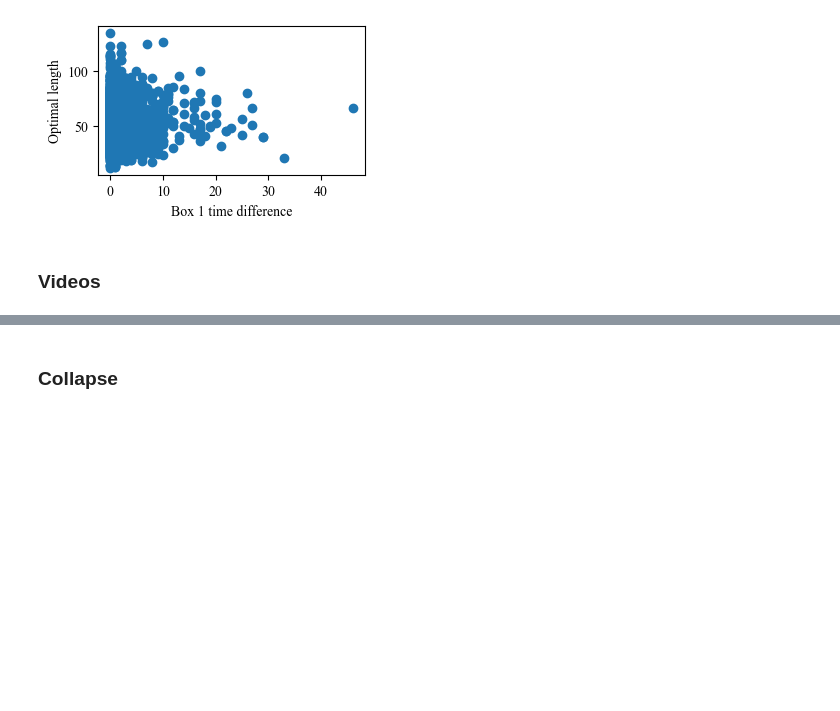
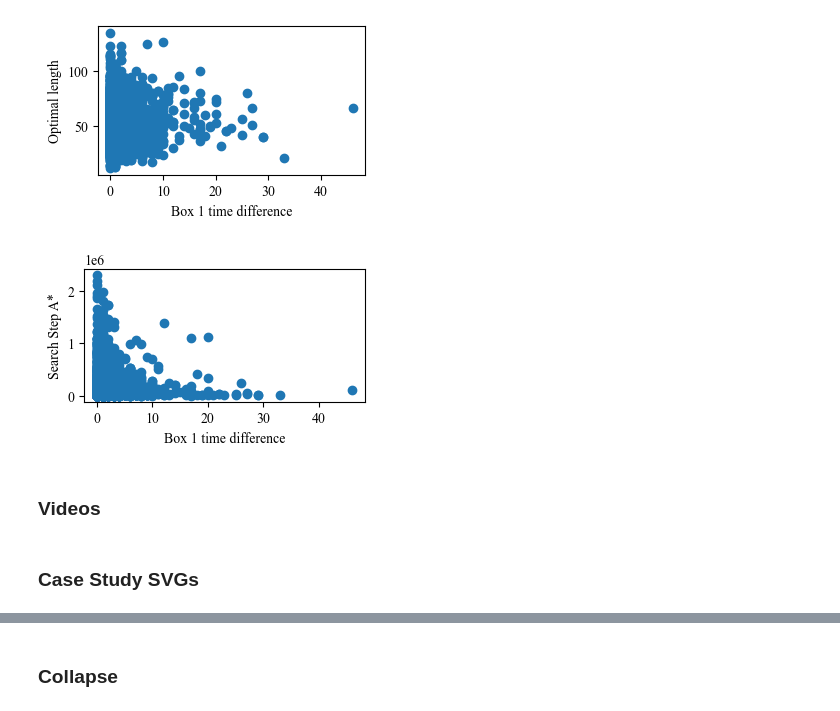
Before and after one commit to AlignmentResearch/train-learned-planner, a Jupyter notebook: cleanba/notebooks/behavioral_analysis.ipynb, the cells around one changed output, grey strips where cells are left out. Saved outputs shown, nothing was run; the diff lists cells and outputs as text; code cells hidden in the pictures; blank space fills up the shorter version.

```diff
--- a/cleanba/notebooks/behavioral_analysis.ipynb
+++ b/cleanba/notebooks/behavioral_analysis.ipynb
@@ -707,6 +704,16 @@ plt.savefig(plots_dir / f"box1_time_diff_vs_optimal_length_scatter.pdf", format=
 plt.show()
 # %% [output]
 [figure]
+# %%
+# %%script echo skipping
+# scatter plot of max cycles vs optimal length
+plt.scatter(natural_thinking_steps, all_search_steps)
+plt.xlabel("Box 1 time difference")
+plt.ylabel("Search Step A*")
+plt.savefig(plots_dir / f"box1_time_diff_vs_search_steps_scatter.pdf", format="pdf")
+plt.show()
+# %% [output]
+[figure, added]
 # %% [markdown]
 ### Videos
 # %%
@@ -748,0 +775,2 @@ if do_save:
+# %% [markdown]
+### Case Study SVGs
```
Also changed, not shown: parts of 6 cells of this notebook.
